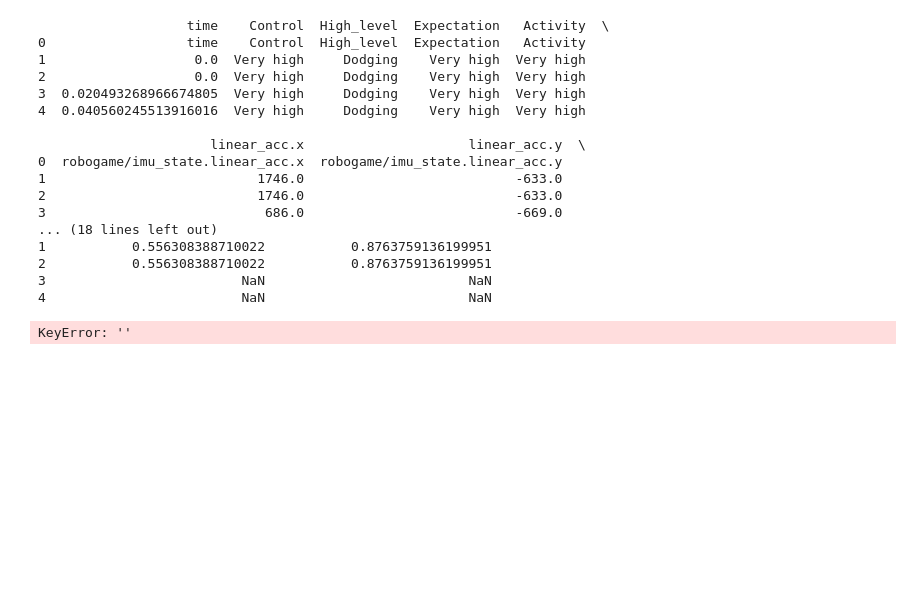
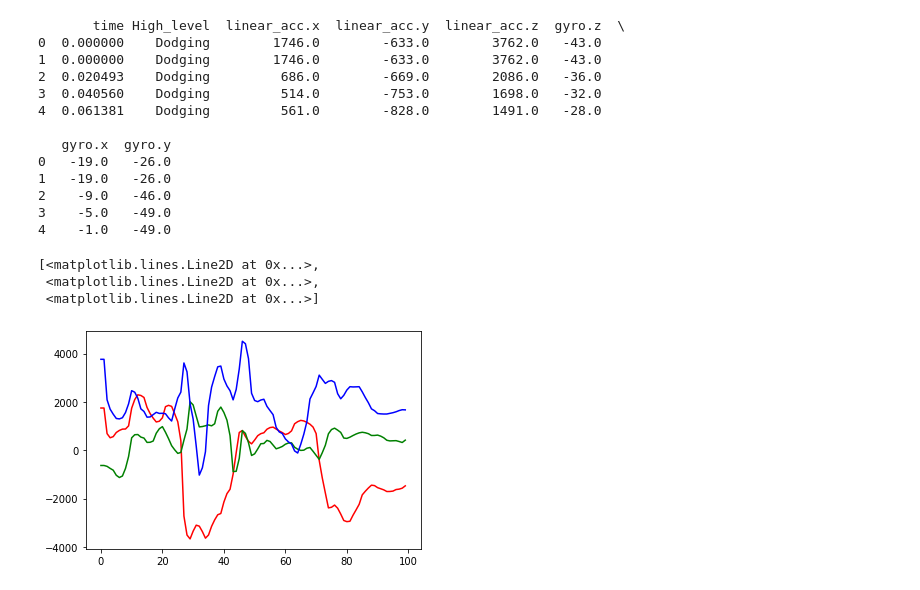
Before and after one commit to akshaykulkarni07/acc_expts, a Jupyter notebook: notebooks/data_plotting.ipynb, the cells around one changed output. Drawn from its saved outputs; the diff is of its cells as text; code cells hidden in the pictures; blank space fills up the shorter version.

Commit message:
Added code to plot the raw data (100 samples at a time)

```diff
--- a/notebooks/data_plotting.ipynb
+++ b/notebooks/data_plotting.ipynb
@@ -6,25 +6,30 @@ import pandas_datareader.data as web
 import matplotlib.pyplot as plt
 import numpy as np
 # %%
-df = pd.read_csv('../data/annotated_csv/_2016-11-23-18-49-13_exp1_Player.csv', names = ['time','Control','High_level','Expectation','Activity','linear_acc.x','linear_acc.y','linear_acc.z','gyro.z','gyro.x','gyro.y','ci','distance','proximity'])
+df = pd.read_csv('../data/annotated_csv/_2016-11-23-18-49-13_exp1_Player.csv', names = ['time','Control','High_level','Expectation','Activity','linear_acc.x','linear_acc.y','linear_acc.z','gyro.z','gyro.x','gyro.y','ci','distance','proximity'], skiprows = [0])
+df.drop(['ci', 'distance', 'Control', 'Expectation', 'Activity', 'proximity'], axis = 1, inplace = True)
 print(df.head())
-df.drop()
 # %% [output]
-                   time    Control  High_level  Expectation   Activity  \
-0                  time    Control  High_level  Expectation   Activity
-1                   0.0  Very high     Dodging    Very high  Very high
-2                   0.0  Very high     Dodging    Very high  Very high
-3  0.020493268966674805  Very high     Dodging    Very high  Very high
-4  0.040560245513916016  Very high     Dodging    Very high  Very high
+       time High_level  linear_acc.x  linear_acc.y  linear_acc.z  gyro.z  \
+0  0.000000    Dodging        1746.0        -633.0        3762.0   -43.0
+1  0.000000    Dodging        1746.0        -633.0        3762.0   -43.0
+2  0.020493    Dodging         686.0        -669.0        2086.0   -36.0
+3  0.040560    Dodging         514.0        -753.0        1698.0   -32.0
+4  0.061381    Dodging         561.0        -828.0        1491.0   -28.0
 
-                      linear_acc.x                     linear_acc.y  \
-0  robogame/imu_state.linear_acc.x  robogame/imu_state.linear_acc.y
-1                           1746.0                           -633.0
-2                           1746.0                           -633.0
-3                            686.0                           -669.0
-... (18 lines left out)
-1           0.556308388710022           0.8763759136199951
-2           0.556308388710022           0.8763759136199951
-3                         NaN                          NaN
-4                         NaN                          NaN
+   gyro.x  gyro.y
+0   -19.0   -26.0
+1   -19.0   -26.0
+2    -9.0   -46.0
+3    -5.0   -49.0
+4    -1.0   -49.0
-KeyError: ''
+# %%
+df['linear_acc.x'].replace('', np.nan, inplace = True)
+df.dropna(subset = ['linear_acc.x'], inplace = True)
+num = range(100)
+plt.plot(num, df['linear_acc.x'][ : 100], 'r', num, df['linear_acc.y'][ : 100], 'g', num, df['linear_acc.z'][ : 100], 'b')
+# %% [output]
+[<matplotlib.lines.Line2D at 0x...>,
+ <matplotlib.lines.Line2D at 0x...>,
+ <matplotlib.lines.Line2D at 0x...>]
+[figure, added]
```
Also changed, not shown: parts of 1 cell of this notebook.
